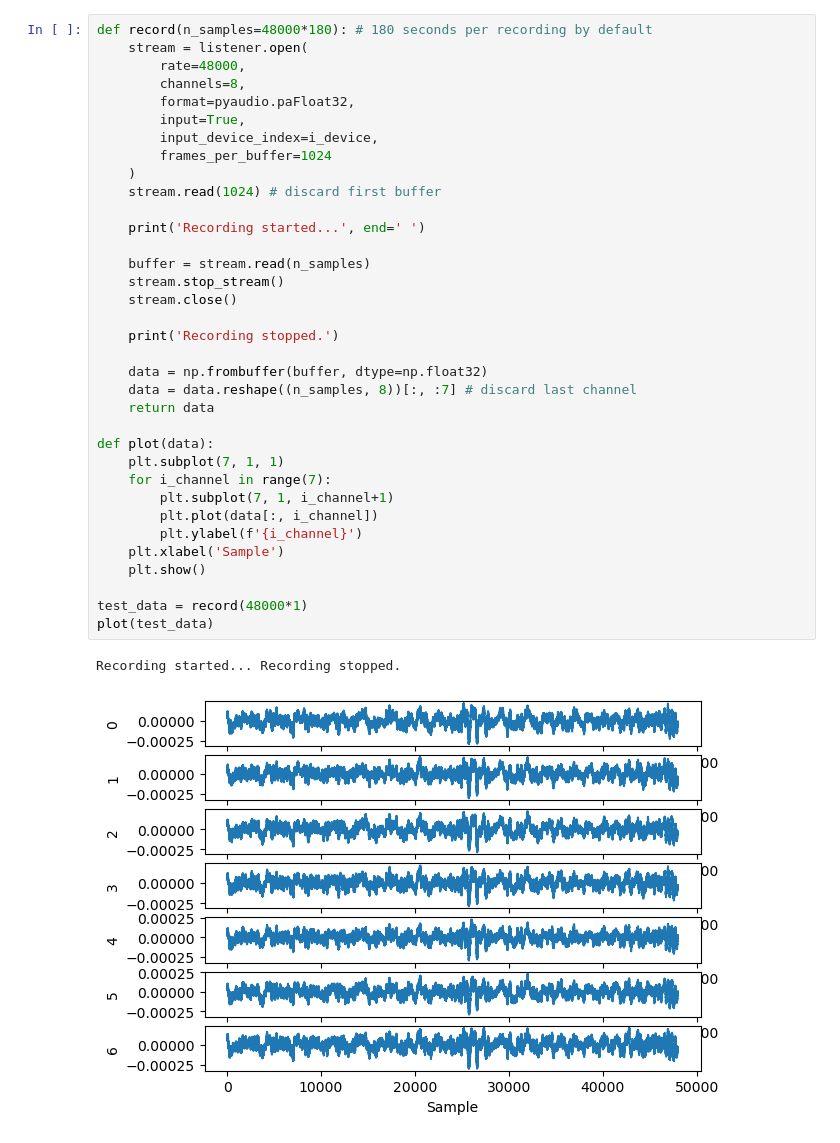
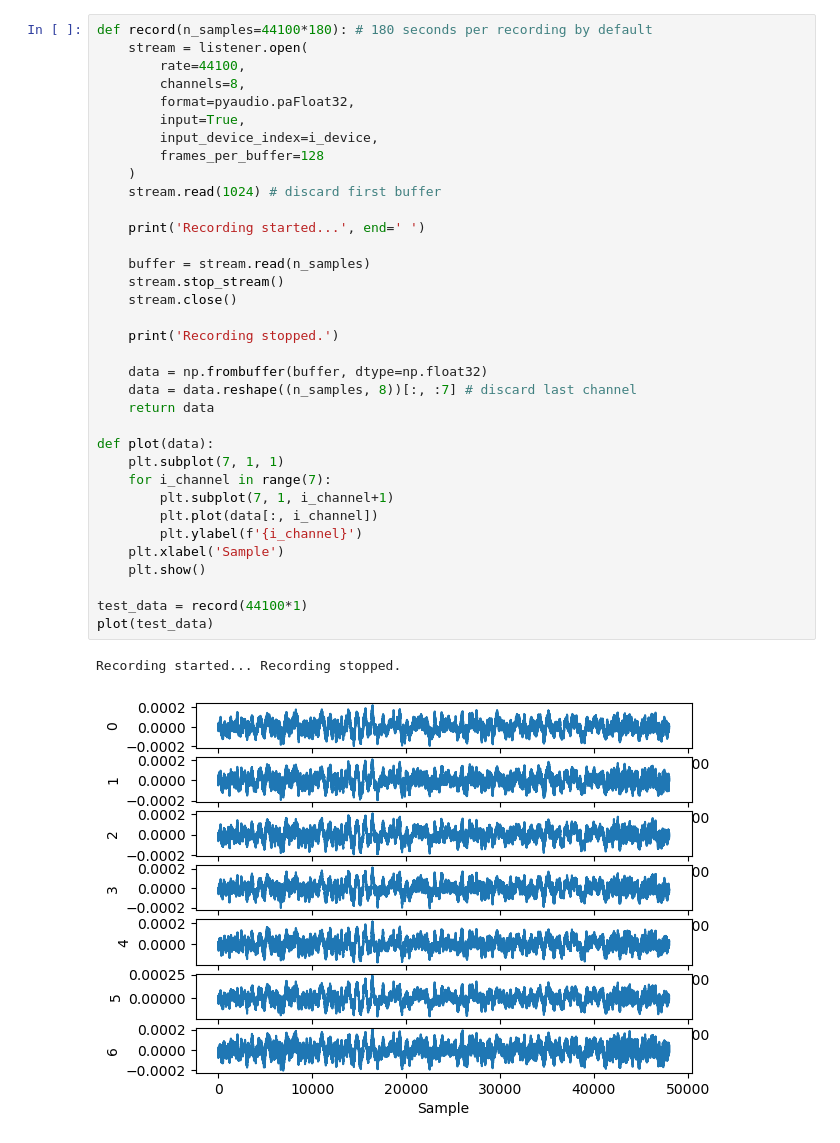
Before and after one commit to yashjitendragupta/EE434-Project, a Jupyter notebook: uma8_collected_patterns/uma8_collected_patterns_1.ipynb, the cells around one changed output. Cells and saved outputs as stored; diff of their text form.

```diff
--- a/uma8_collected_patterns/uma8_collected_patterns_1.ipynb
+++ b/uma8_collected_patterns/uma8_collected_patterns_1.ipynb
@@ -56,41 +39,41 @@ ALSA lib pcm_usb_stream.c:482:(_snd_pcm_usb_stream_open) Invalid card 'card'
 # %%
-def record(n_samples=48000*180): # 180 seconds per recording by default
+def record(n_samples=44100*180): # 180 seconds per recording by default
     stream = listener.open(
-        rate=48000,
+        rate=44100,
         channels=8,
         format=pyaudio.paFloat32,
         input=True,
         input_device_index=i_device,
-        frames_per_buffer=1024
+        frames_per_buffer=128
     )
     stream.read(1024) # discard first buffer
 
     print('Recording started...', end=' ')
 
     buffer = stream.read(n_samples)
     stream.stop_stream()
     stream.close()
 
     print('Recording stopped.')
 
     data = np.frombuffer(buffer, dtype=np.float32)
     data = data.reshape((n_samples, 8))[:, :7] # discard last channel
     return data
 
 def plot(data):
     plt.subplot(7, 1, 1)
     for i_channel in range(7):
         plt.subplot(7, 1, i_channel+1)
         plt.plot(data[:, i_channel])
         plt.ylabel(f'{i_channel}')
     plt.xlabel('Sample')
     plt.show()
 
-test_data = record(48000*1)
+test_data = record(44100*1)
 plot(test_data)
 # %% [output]
 Recording started... Recording stopped.
-[figure, old version]
+[figure, new version]
 # %%
 # 700 Hz, single source
 
```
Also changed, not shown: parts of 5 cells of this notebook, 1 other file.
